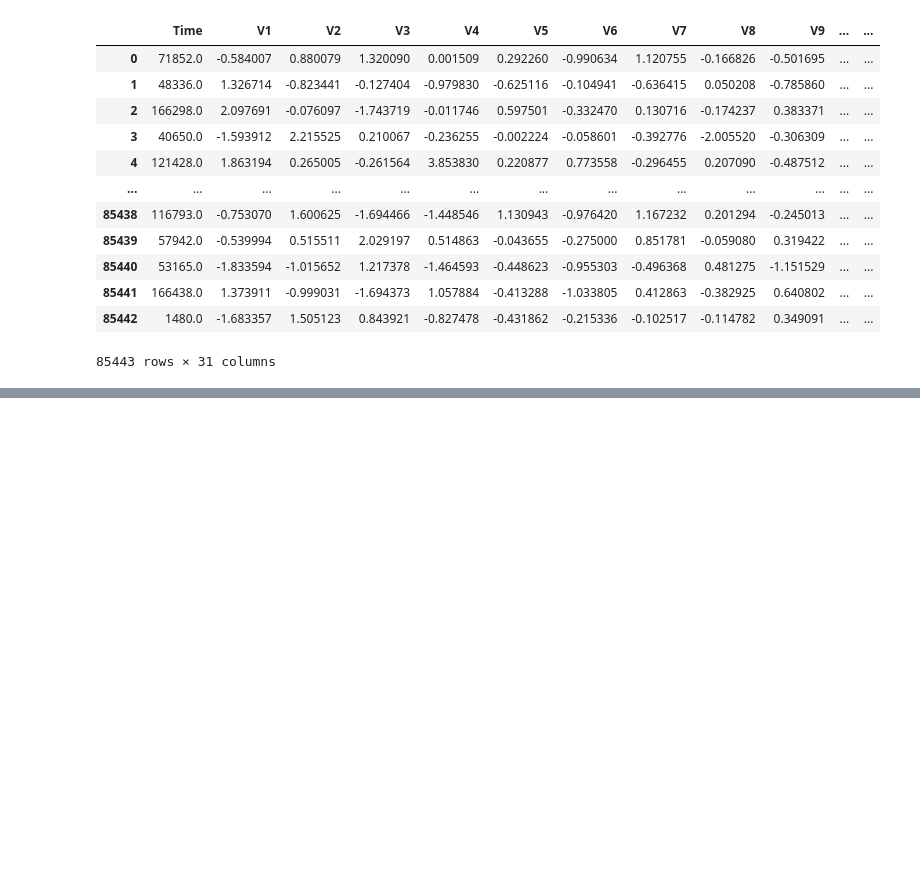
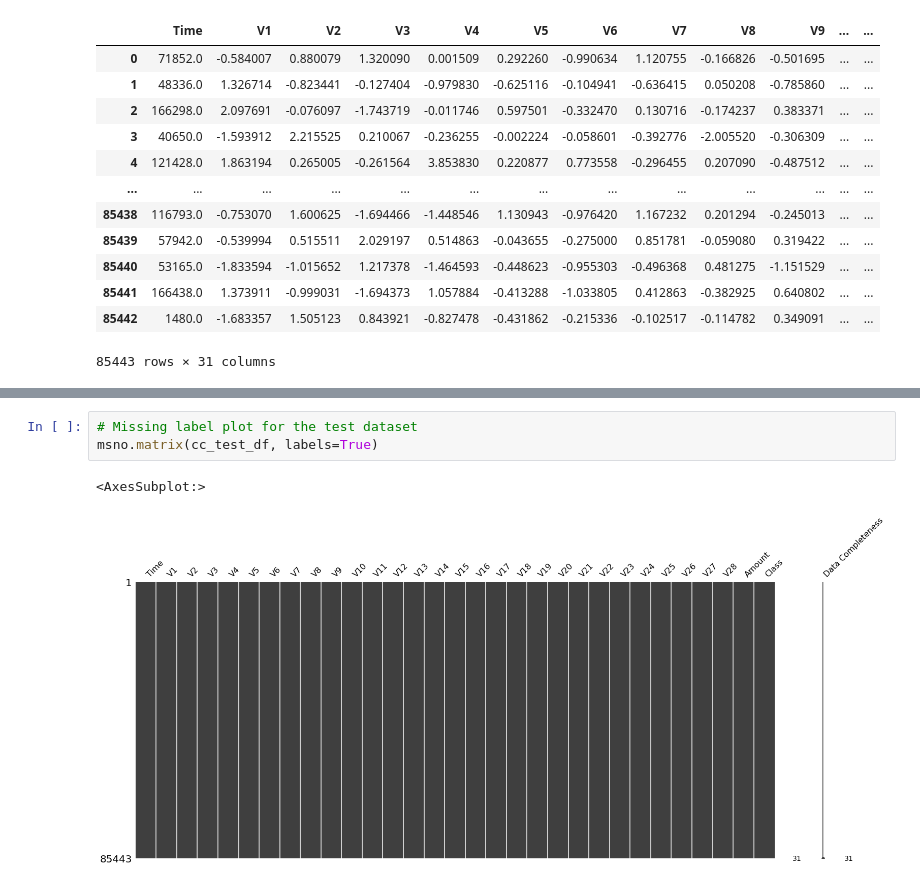
Before and after one commit to kamuma03/Fraud-Detection-Project, a Jupyter notebook: Data Analysis.ipynb, the cells around one changed output, grey strips where cells are left out. Saved outputs shown, nothing was run; the diff lists cells and outputs as text; blank space fills up the shorter version.

```diff
--- a/Data Analysis.ipynb
+++ b/Data Analysis.ipynb
@@ -107,0 +88,6 @@ cc_train_df
+# %%
+# Missing label plot for the test dataset
+msno.matrix(cc_test_df, labels=True)
+# %% [output]
+<AxesSubplot:>
+[figure, added]
```
Also changed, not shown: parts of 18 cells of this notebook.
